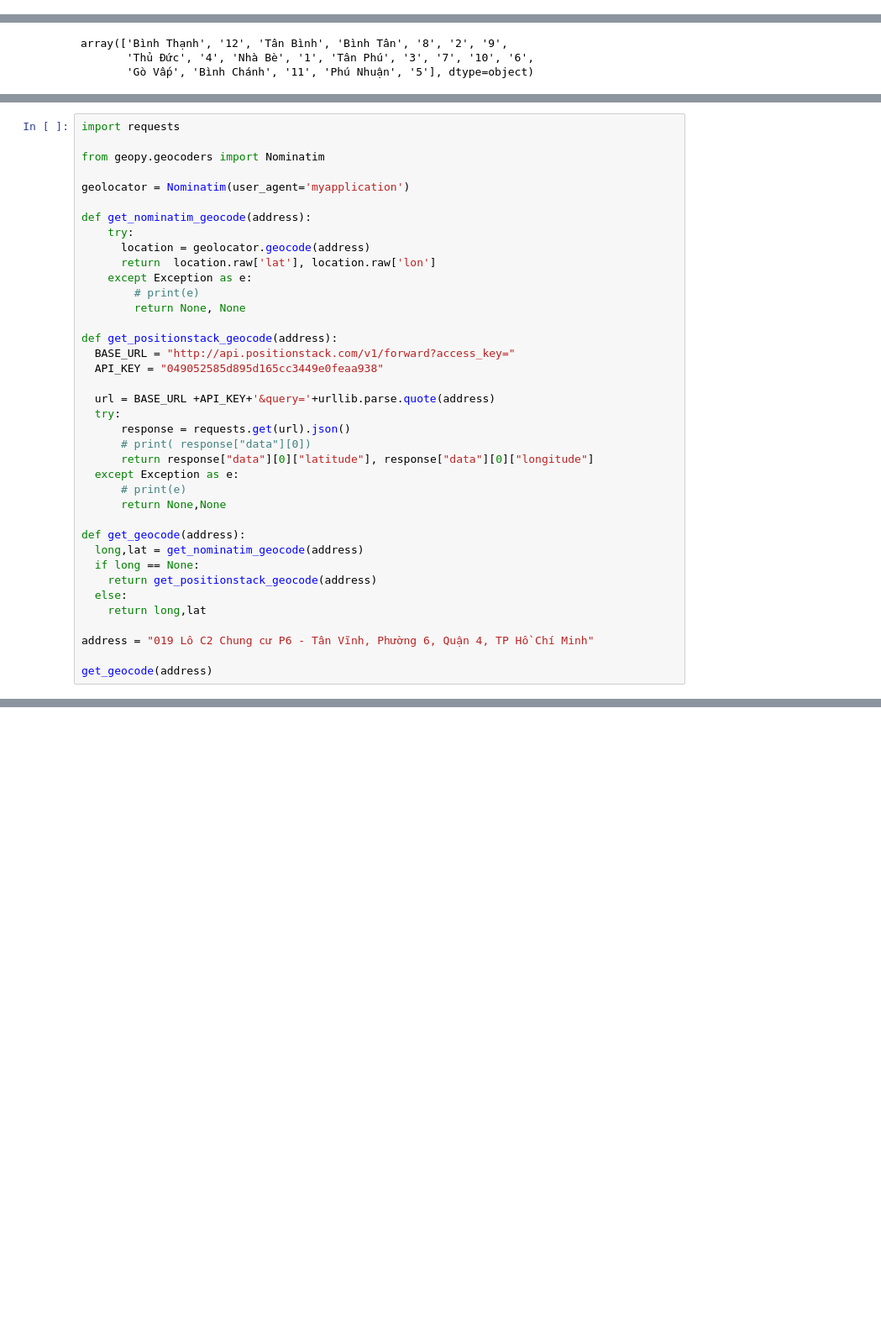
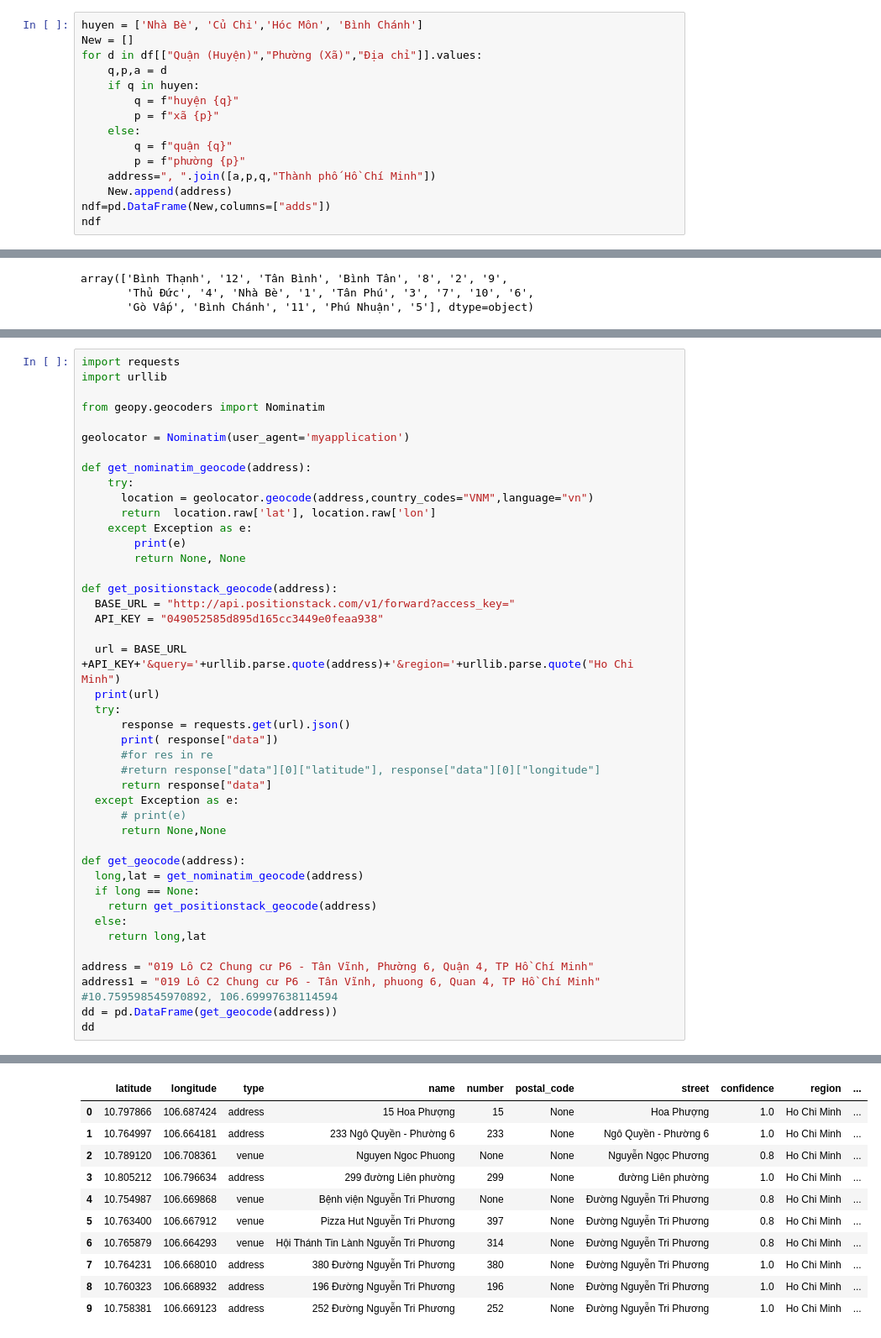
Before and after one commit to thompsondd/SEO_Home, a Jupyter notebook: demo.ipynb, the cells around one changed output, grey strips where cells are left out. Shown at 84% size. Cells and saved outputs as stored; diff of their text form; blank space fills up the shorter version.

```diff
--- a/demo.ipynb
+++ b/demo.ipynb
@@ -22,0 +23,15 @@ df
+# %%
+huyen = ['Nhà Bè', 'Củ Chi','Hóc Môn', 'Bình Chánh']
+New = []
+for d in df[["Quận (Huyện)","Phường (Xã)","Địa chỉ"]].values:
+    q,p,a = d
+    if q in huyen:
+        q = f"huyện {q}"
+        p = f"xã {p}"
+    else:
+        q = f"quận {q}"
+        p = f"phường {p}"
+    address=", ".join([a,p,q,"Thành phố Hồ Chí Minh"])
+    New.append(address)
+ndf=pd.DataFrame(New,columns=["adds"])
+ndf
@@ -65,6 +69,7 @@ Installing collected packages: geographiclib, geopy
 Successfully installed geographiclib-2.0 geopy-2.3.0
 # %%
 import requests
+import urllib
 
 from geopy.geocoders import Nominatim
 
@@ -72,21 +77,24 @@ geolocator = Nominatim(user_agent='myapplication')
 
 def get_nominatim_geocode(address):
     try:
-      location = geolocator.geocode(address)
+      location = geolocator.geocode(address,country_codes="VNM",language="vn")
       return  location.raw['lat'], location.raw['lon']
     except Exception as e:
-        # print(e)
+        print(e)
         return None, None
 
 def get_positionstack_geocode(address):
   BASE_URL = "http://api.positionstack.com/v1/forward?access_key="
   API_KEY = "049052585d895d165cc3449e0feaa938"
 
-  url = BASE_URL +API_KEY+'&query='+urllib.parse.quote(address)
+  url = BASE_URL +API_KEY+'&query='+urllib.parse.quote(address)+'&region='+urllib.parse.quote("Ho Chi Minh")
+  print(url)
   try:
       response = requests.get(url).json()
-      # print( response["data"][0])
-      return response["data"][0]["latitude"], response["data"][0]["longitude"]
+      print( response["data"])
+      #for res in re
+      #return response["data"][0]["latitude"], response["data"][0]["longitude"]
+      return response["data"]
   except Exception as e:
       # print(e)
       return None,None
@@ -99,6 +107,8 @@ def get_geocode(address):
     return long,lat
 
 address = "019 Lô C2 Chung cư P6 - Tân Vĩnh, Phường 6, Quận 4, TP Hồ Chí Minh"
-
-get_geocode(address)
+address1 = "019 Lô C2 Chung cư P6 - Tân Vĩnh, phuong 6, Quan 4, TP Hồ Chí Minh"
+#10.759598545970892, 106.69997638114594
+dd = pd.DataFrame(get_geocode(address))
+dd
 # %% [output]
@@ -105,0 +118,11 @@ get_geocode(address)
+|  | latitude | longitude | type | name | number | postal_code | street | confidence | region | ... |
+| 0 | 10.797866 | 106.687424 | address | 15 Hoa Phượng | 15 | None | Hoa Phượng | 1.0 | Ho Chi Minh | ... |
+| 1 | 10.764997 | 106.664181 | address | 233 Ngô Quyền - Phường 6 | 233 | None | Ngô Quyền - Phường 6 | 1.0 | Ho Chi Minh | ... |
+| 2 | 10.789120 | 106.708361 | venue | Nguyen Ngoc Phuong | None | None | Nguyễn Ngọc Phương | 0.8 | Ho Chi Minh | ... |
+| 3 | 10.805212 | 106.796634 | address | 299 đường Liên phường | 299 | None | đường Liên phường | 1.0 | Ho Chi Minh | ... |
+| 4 | 10.754987 | 106.669868 | venue | Bệnh viện Nguyễn Tri Phương | None | None | Đường Nguyễn Tri Phương | 0.8 | Ho Chi Minh | ... |
+| 5 | 10.763400 | 106.667912 | venue | Pizza Hut Nguyễn Tri Phương | 397 | None | Đường Nguyễn Tri Phương | 0.8 | Ho Chi Minh | ... |
+| 6 | 10.765879 | 106.664293 | venue | Hội Thánh Tin Lành Nguyễn Tri Phương | 314 | None | Đường Nguyễn Tri Phương | 0.8 | Ho Chi Minh | ... |
+| 7 | 10.764231 | 106.668010 | address | 380 Đường Nguyễn Tri Phương | 380 | None | Đường Nguyễn Tri Phương | 1.0 | Ho Chi Minh | ... |
+| 8 | 10.760323 | 106.668932 | address | 196 Đường Nguyễn Tri Phương | 196 | None | Đường Nguyễn Tri Phương | 1.0 | Ho Chi Minh | ... |
+| 9 | 10.758381 | 106.669123 | address | 252 Đường Nguyễn Tri Phương | 252 | None | Đường Nguyễn Tri Phương | 1.0 | Ho Chi Minh | ... |
```
Also changed, not shown: parts of 15 cells of this notebook.
